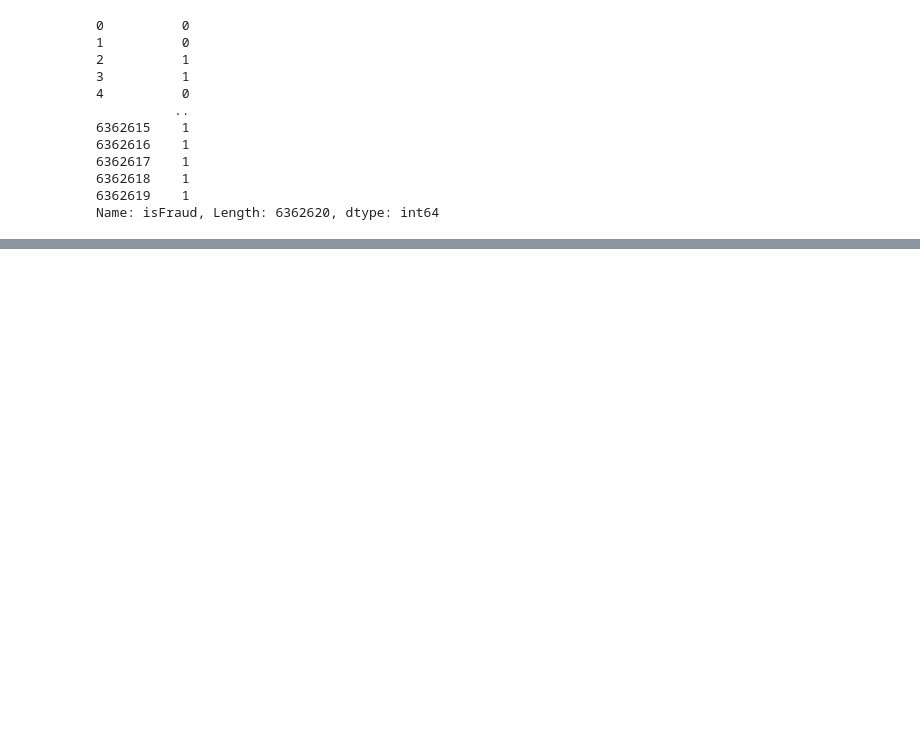
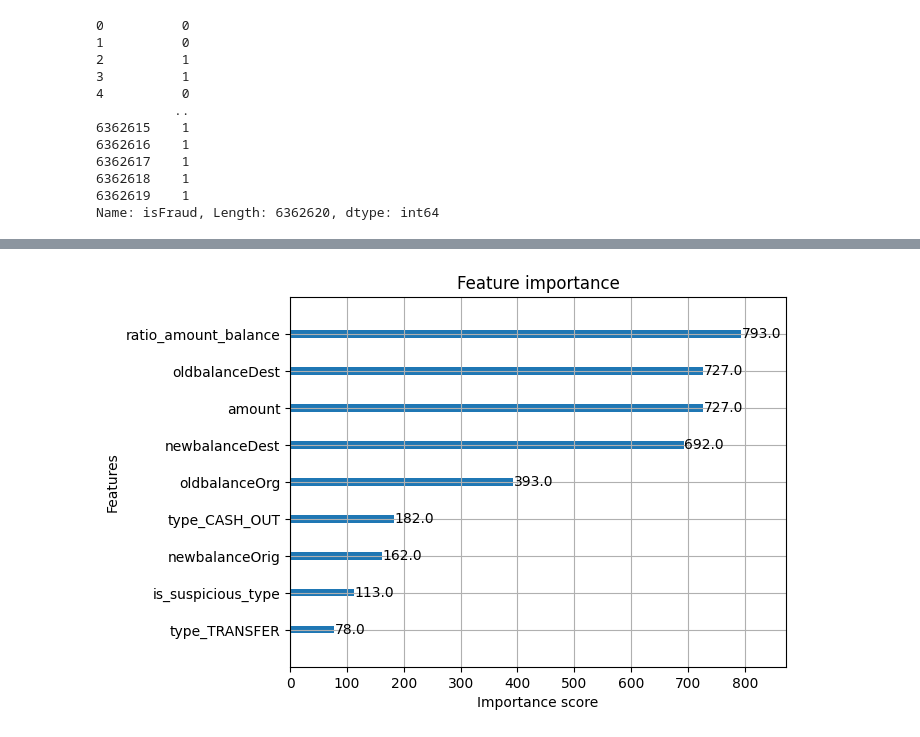
Before and after one commit to Ifraj-ouni/bank-fraud, a Jupyter notebook: Prepmodel.ipynb, the cells around one changed output, grey strips where cells are left out. Cells and saved outputs as stored; diff of their text form; code cells hidden in the pictures; blank space fills up the shorter version.

```diff
--- a/Prepmodel.ipynb
+++ b/Prepmodel.ipynb
@@ -81,8 +118,7 @@ model = xgb.XGBClassifier(
     max_depth=5, #Profondeur maximale de chaque arbre.
     learning_rate=0.1, #Vitesse d’apprentissage du modèle. Chaque arbre corrige partiellement les erreurs du précédent.
     scale_pos_weight=scale_pos_weight, #Ajuste le déséquilibre des classes.
-    tree_method='gpu_hist',      # Méthode d’entraînement optimisée pour GPU. Utilise des histogrammes pour construire les arbres rapidement.
-    predictor='gpu_predictor',   # prédiction sur GPU
+    tree_method='hist',      # Utilise des histogrammes pour construire les arbres rapidement.
     eval_metric='auc', #Métrique utilisée pendant l’entraînement pour mesurer la qualité des arbres. AUC = "Area Under Curve" → adaptée aux classes déséquilibrées comme la fraude.
     random_state=42 #Fixe le hasard pour que l’entraînement soit reproductible. Chaque fois que tu exécutes le code, tu obtiens le même modèle.
 )
@@ -91,0 +166,5 @@ y_pred = model.predict(X_test)
+# %%
+xgb.plot_importance(model)
+plt.show()
+# %% [output]
+[figure, added]
```
Also changed, not shown: parts of 16 cells of this notebook, 4 other files.
